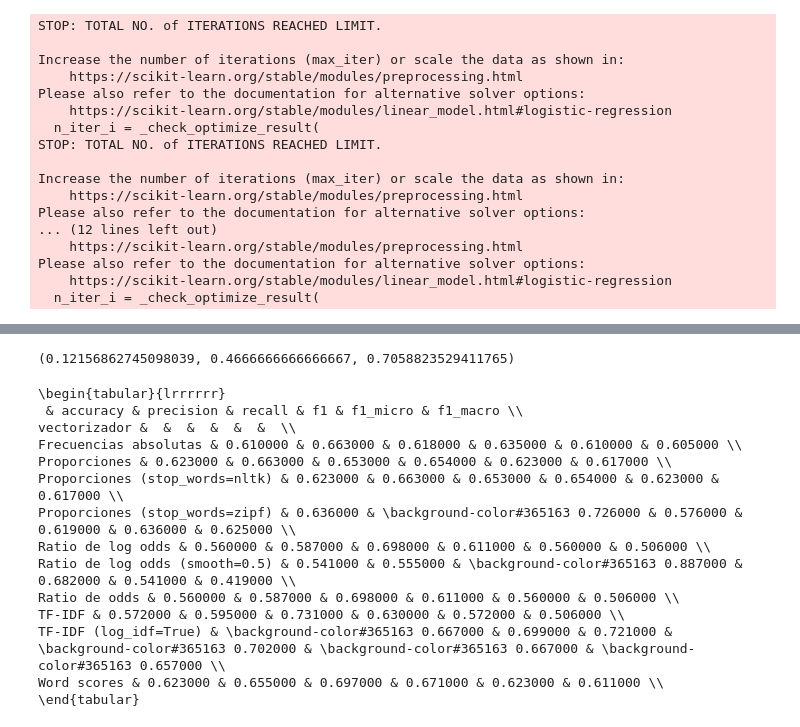
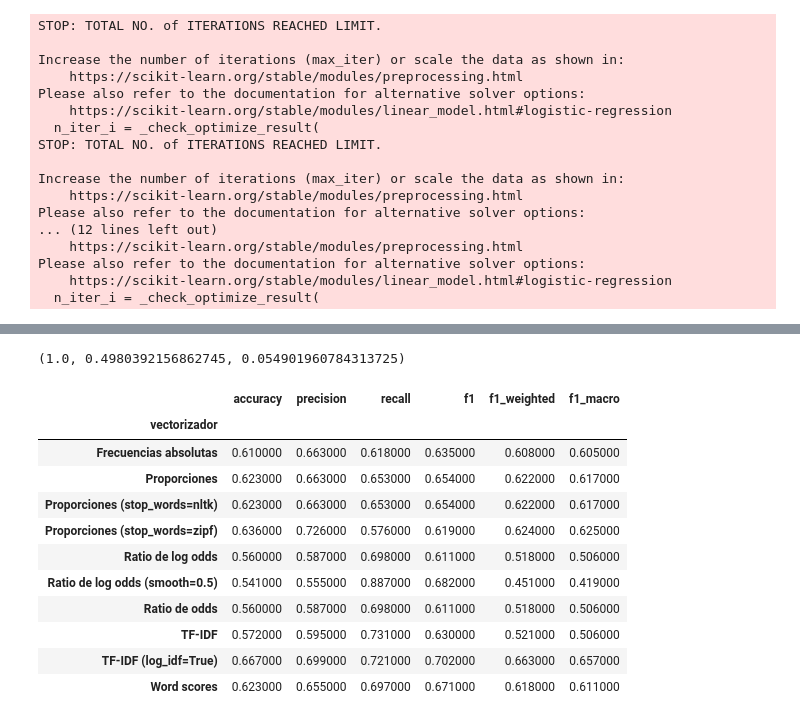
Before and after one commit to macfernandez/eddc-specialization-project, a Jupyter notebook: notebooks/05-vectorizer-selection.ipynb, the cells around one changed output, grey strips where cells are left out. Drawn from its saved outputs; the diff is of its cells as text; code cells hidden in the pictures.

```diff
--- a/notebooks/05-vectorizer-selection.ipynb
+++ b/notebooks/05-vectorizer-selection.ipynb
@@ -405,33 +452,31 @@ def select_color(x: int, saturation: float):
     hls = colorsys.rgb_to_hls(*_rgb)
     return hls
 
-sns.color_palette()[0]
+sns.color_palette()[1]
 # %% [output]
-(0.12156862745098039, 0.4666666666666667, 0.7058823529411765)
+(1.0, 0.4980392156862745, 0.054901960784313725)
 # %%
 N = (
     cv_results_to_compare
     .drop(columns=["vectorizer", "kwargs", "kwargs_", "split"])
     .groupby("title")
-    [["test_accuracy", "test_precision", "test_recall", "test_f1", "test_f1_micro", "test_f1_macro"]]
+    [["test_accuracy", "test_precision", "test_recall", "test_f1", "test_f1_weighted", "test_f1_macro"]]
     .agg(["mean"])
     .applymap(lambda x: round(x,3))
 )
 N.columns = list(map(lambda x: x.strip("test_"),N.columns.droplevel(1)))
 N.rename_axis(index="vectorizador", inplace=True)
-print(N.style.highlight_max(color="blue").to_latex())
+N.style.highlight_max(color="blue")
 # %% [output]
-\begin{tabular}{lrrrrrr}
- & accuracy & precision & recall & f1 & f1_micro & f1_macro \\
-vectorizador &  &  &  &  &  &  \\
-Frecuencias absolutas & 0.610000 & 0.663000 & 0.618000 & 0.635000 & 0.610000 & 0.605000 \\
-Proporciones & 0.623000 & 0.663000 & 0.653000 & 0.654000 & 0.623000 & 0.617000 \\
-Proporciones (stop_words=nltk) & 0.623000 & 0.663000 & 0.653000 & 0.654000 & 0.623000 & 0.617000 \\
-Proporciones (stop_words=zipf) & 0.636000 & \background-color#365163 0.726000 & 0.576000 & 0.619000 & 0.636000 & 0.625000 \\
-Ratio de log odds & 0.560000 & 0.587000 & 0.698000 & 0.611000 & 0.560000 & 0.506000 \\
-Ratio de log odds (smooth=0.5) & 0.541000 & 0.555000 & \background-color#365163 0.887000 & 0.682000 & 0.541000 & 0.419000 \\
-Ratio de odds & 0.560000 & 0.587000 & 0.698000 & 0.611000 & 0.560000 & 0.506000 \\
-TF-IDF & 0.572000 & 0.595000 & 0.731000 & 0.630000 & 0.572000 & 0.506000 \\
-TF-IDF (log_idf=True) & \background-color#365163 0.667000 & 0.699000 & 0.721000 & \background-color#365163 0.702000 & \background-color#365163 0.667000 & \background-color#365163 0.657000 \\
-Word scores & 0.623000 & 0.655000 & 0.697000 & 0.671000 & 0.623000 & 0.611000 \\
-\end{tabular}
+|  | accuracy | precision | recall | f1 | f1_weighted | f1_macro |
+| vectorizador |  |  |  |  |  |  |
+| Frecuencias absolutas | 0.610000 | 0.663000 | 0.618000 | 0.635000 | 0.608000 | 0.605000 |
+| Proporciones | 0.623000 | 0.663000 | 0.653000 | 0.654000 | 0.622000 | 0.617000 |
+| Proporciones (stop_words=nltk) | 0.623000 | 0.663000 | 0.653000 | 0.654000 | 0.622000 | 0.617000 |
+| Proporciones (stop_words=zipf) | 0.636000 | 0.726000 | 0.576000 | 0.619000 | 0.624000 | 0.625000 |
+| Ratio de log odds | 0.560000 | 0.587000 | 0.698000 | 0.611000 | 0.518000 | 0.506000 |
+| Ratio de log odds (smooth=0.5) | 0.541000 | 0.555000 | 0.887000 | 0.682000 | 0.451000 | 0.419000 |
+| Ratio de odds | 0.560000 | 0.587000 | 0.698000 | 0.611000 | 0.518000 | 0.506000 |
+| TF-IDF | 0.572000 | 0.595000 | 0.731000 | 0.630000 | 0.521000 | 0.506000 |
+| TF-IDF (log_idf=True) | 0.667000 | 0.699000 | 0.721000 | 0.702000 | 0.663000 | 0.657000 |
+| Word scores | 0.623000 | 0.655000 | 0.697000 | 0.671000 | 0.618000 | 0.611000 |
```
Also changed, not shown: parts of 7 cells of this notebook, 4 other files.
